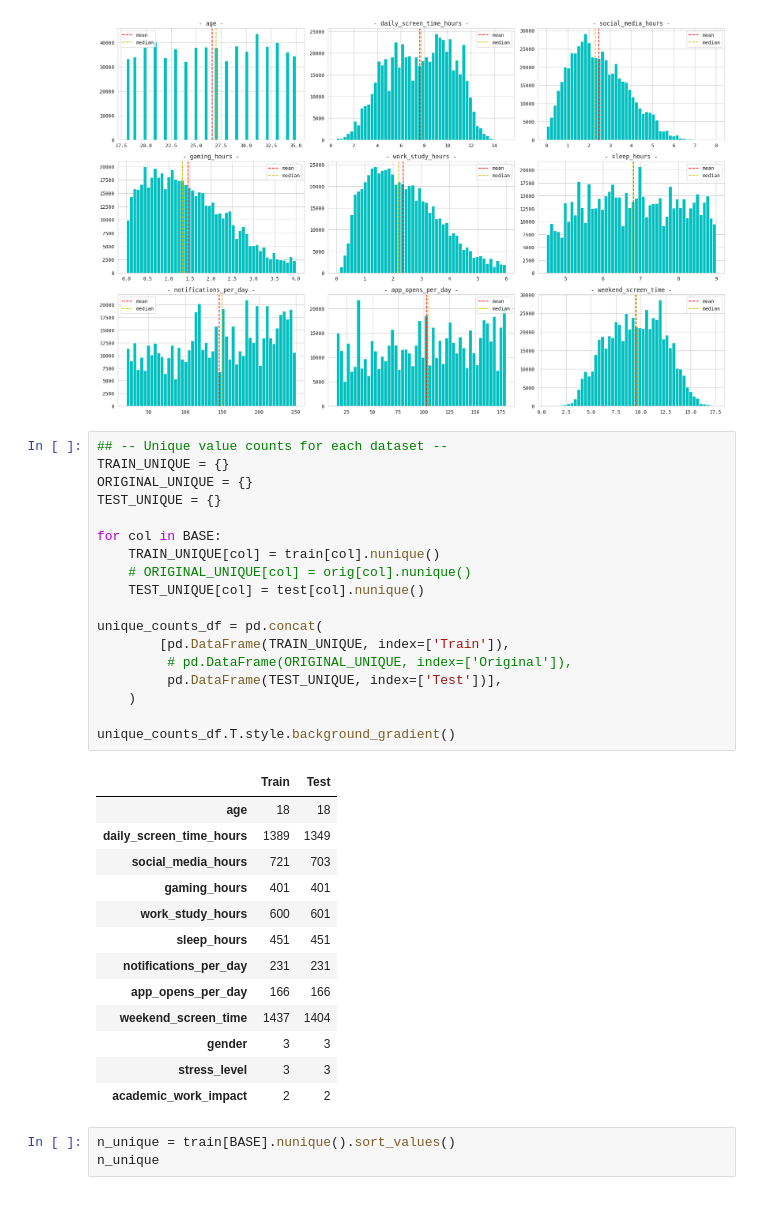
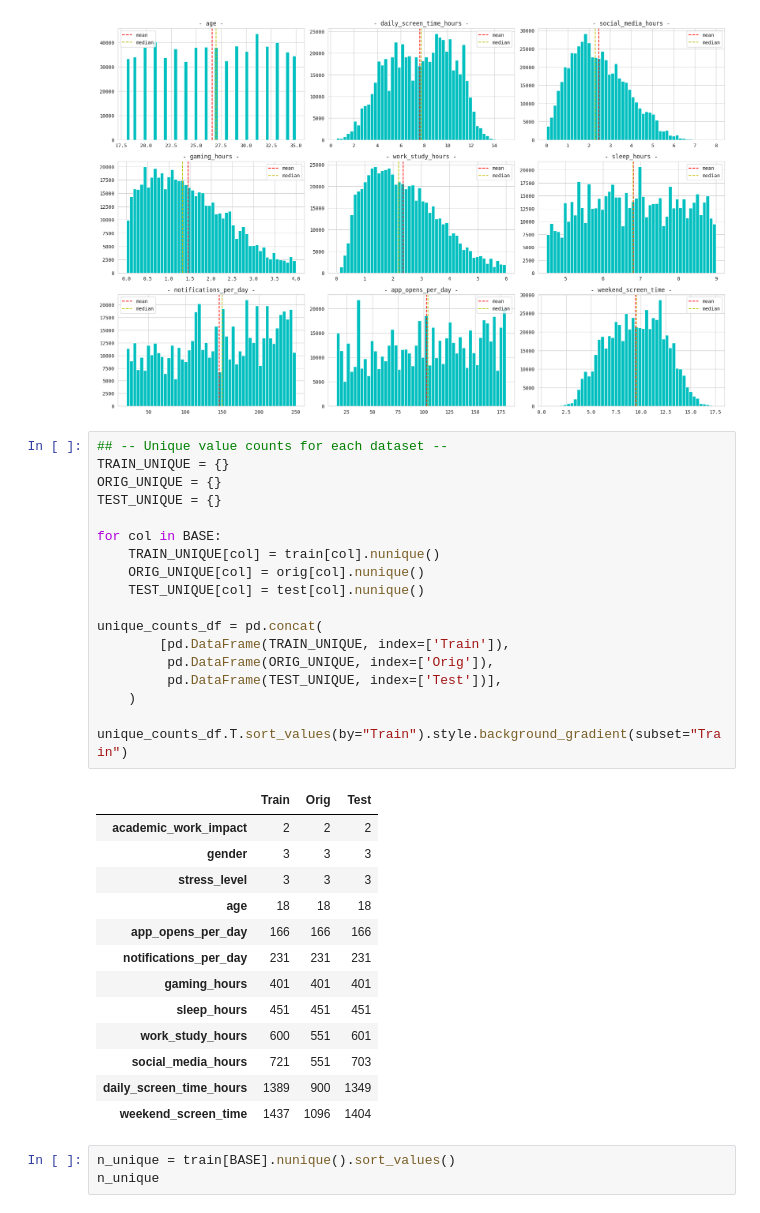
Before and after one commit to coded-sly/ps6e8-Phone-Addiction, a Jupyter notebook: ps6e8-cat-phone-addict.ipynb, the cells around one changed output. Saved outputs shown, nothing was run; the diff lists cells and outputs as text.

```diff
--- a/ps6e8-cat-phone-addict.ipynb
+++ b/ps6e8-cat-phone-addict.ipynb
@@ -187,35 +185,35 @@ plt.show()
 # %%
 ## -- Unique value counts for each dataset --
 TRAIN_UNIQUE = {}
-ORIGINAL_UNIQUE = {}
+ORIG_UNIQUE = {}
 TEST_UNIQUE = {}
 
 for col in BASE:
     TRAIN_UNIQUE[col] = train[col].nunique()
-    # ORIGINAL_UNIQUE[col] = orig[col].nunique()
+    ORIG_UNIQUE[col] = orig[col].nunique()
     TEST_UNIQUE[col] = test[col].nunique()
 
 unique_counts_df = pd.concat(
         [pd.DataFrame(TRAIN_UNIQUE, index=['Train']),
-         # pd.DataFrame(ORIGINAL_UNIQUE, index=['Original']),
+         pd.DataFrame(ORIG_UNIQUE, index=['Orig']),
          pd.DataFrame(TEST_UNIQUE, index=['Test'])],
     )
 
-unique_counts_df.T.style.background_gradient()
+unique_counts_df.T.sort_values(by="Train").style.background_gradient(subset="Train")
 # %% [output]
-|  | Train | Test |
-| age | 18 | 18 |
-| daily_screen_time_hours | 1389 | 1349 |
-| social_media_hours | 721 | 703 |
-| gaming_hours | 401 | 401 |
-| work_study_hours | 600 | 601 |
-| sleep_hours | 451 | 451 |
-| notifications_per_day | 231 | 231 |
-| app_opens_per_day | 166 | 166 |
-| weekend_screen_time | 1437 | 1404 |
-| gender | 3 | 3 |
-| stress_level | 3 | 3 |
-| academic_work_impact | 2 | 2 |
+|  | Train | Orig | Test |
+| academic_work_impact | 2 | 2 | 2 |
+| gender | 3 | 3 | 3 |
+| stress_level | 3 | 3 | 3 |
+| age | 18 | 18 | 18 |
+| app_opens_per_day | 166 | 166 | 166 |
+| notifications_per_day | 231 | 231 | 231 |
+| gaming_hours | 401 | 401 | 401 |
+| sleep_hours | 451 | 451 | 451 |
+| work_study_hours | 600 | 551 | 601 |
+| social_media_hours | 721 | 551 | 703 |
+| daily_screen_time_hours | 1389 | 900 | 1349 |
+| weekend_screen_time | 1437 | 1096 | 1404 |
 # %%
 n_unique = train[BASE].nunique().sort_values()
 n_unique
```
Also changed, not shown: parts of 37 cells of this notebook.
